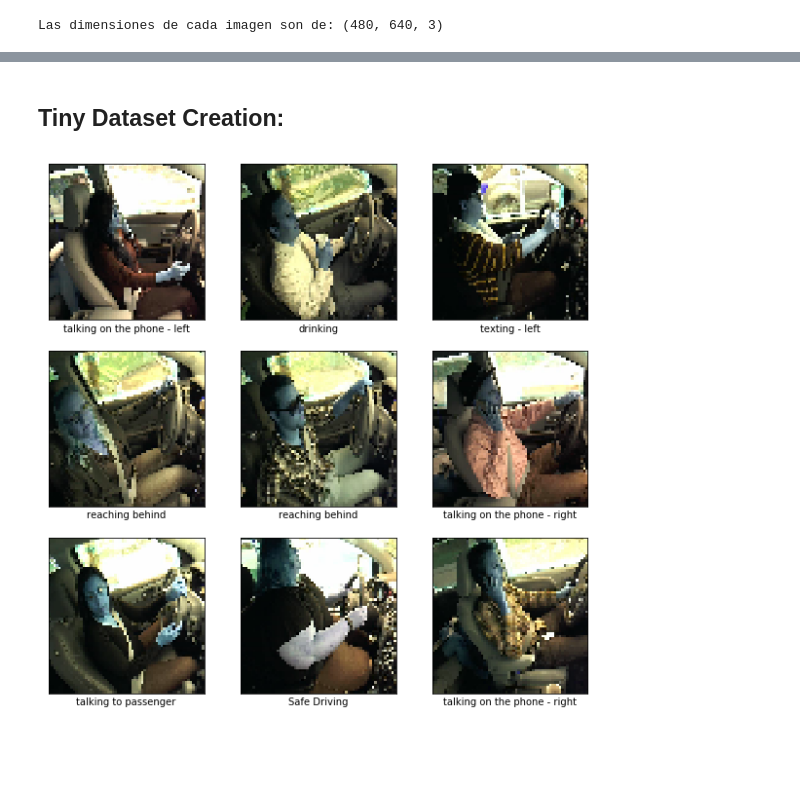
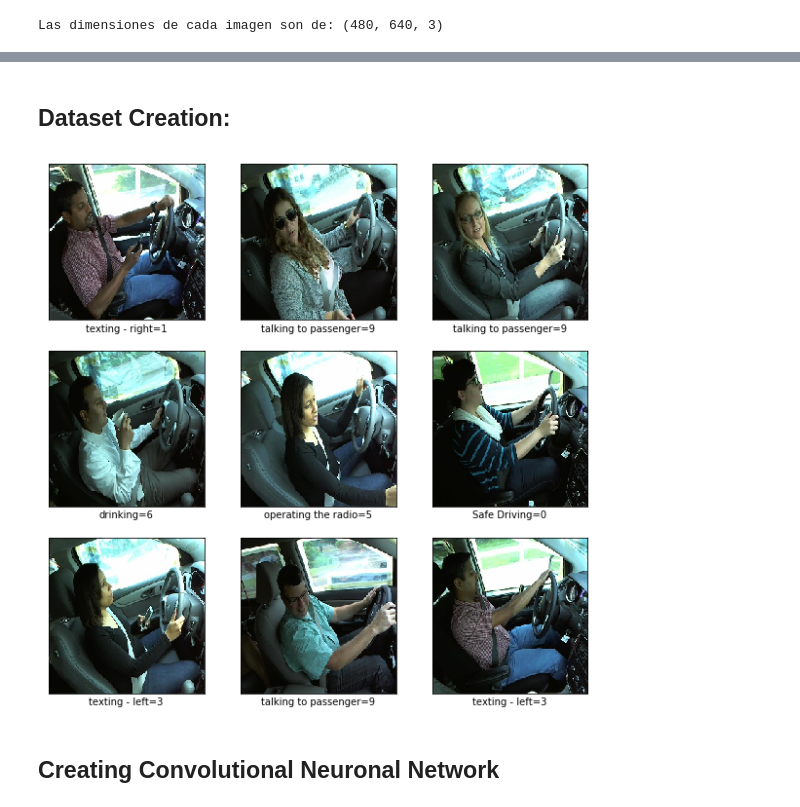
Before and after one commit to pecons/proyectoCV, a Jupyter notebook: notebooks/Data Testing.ipynb, the cells around one changed output, grey strips where cells are left out. Drawn from its saved outputs; the diff is of its cells as text; code cells hidden in the pictures; blank space fills up the shorter version.

```diff
--- a/notebooks/Data Testing.ipynb
+++ b/notebooks/Data Testing.ipynb
@@ -72,12 +72,13 @@ plt.imshow(imagen2)
 # %% [markdown]
-## Tiny Dataset Creation:
+## Dataset Creation:
 # %%
-size=50
+#size=100
 X_train=[]
 y_train=[]
 for i in np.unique(data1["classname"]):
-    for j in np.random.choice(data1["img"][data1.classname==i],size):
-        temp_image=cv.imread(path_images+i+"/"+j)
+    #for j in np.random.choice(data1["img"][data1.classname==i],size):
+    for j in data1["img"][data1.classname==i]:
+        temp_image=cv.cvtColor(cv.imread(path_images+i+"/"+j), cv.COLOR_BGR2RGB)
         X_train.append(cv.resize(temp_image,(64,64),interpolation = cv.INTER_CUBIC))
         y_train.append(int(i[-1]))
 
@@ -86,15 +87,23 @@ c = list(zip(X_train, y_train))
 random.shuffle(c)
 
 X_train,y_train = zip(*c)
+
+X_train=np.array(X_train)
+y_train=np.array(y_train)
+
+X_train = X_train.astype('float32')
+X_train /= 255
 # %%
 
 plt.figure(figsize=(10,10))
-for i in range(9):
+for i,j in enumerate(np.random.randint(0,500,9)):
     plt.subplot(3,3,i+1)
     plt.xticks([])
     plt.yticks([])
     plt.grid(False)
-    plt.imshow(X_train[i])
-    plt.xlabel(classes[y_train[i]])
+    plt.imshow(X_train[j],cmap=plt.cm.binary)
+    plt.xlabel(classes[y_train[j]]+"="+str(y_train[j]))
 # %% [output]
-[figure, old version]
+[figure, new version]
+# %% [markdown]
+## Creating Convolutional Neuronal Network
```
Also changed, not shown: parts of 7 cells of this notebook.
